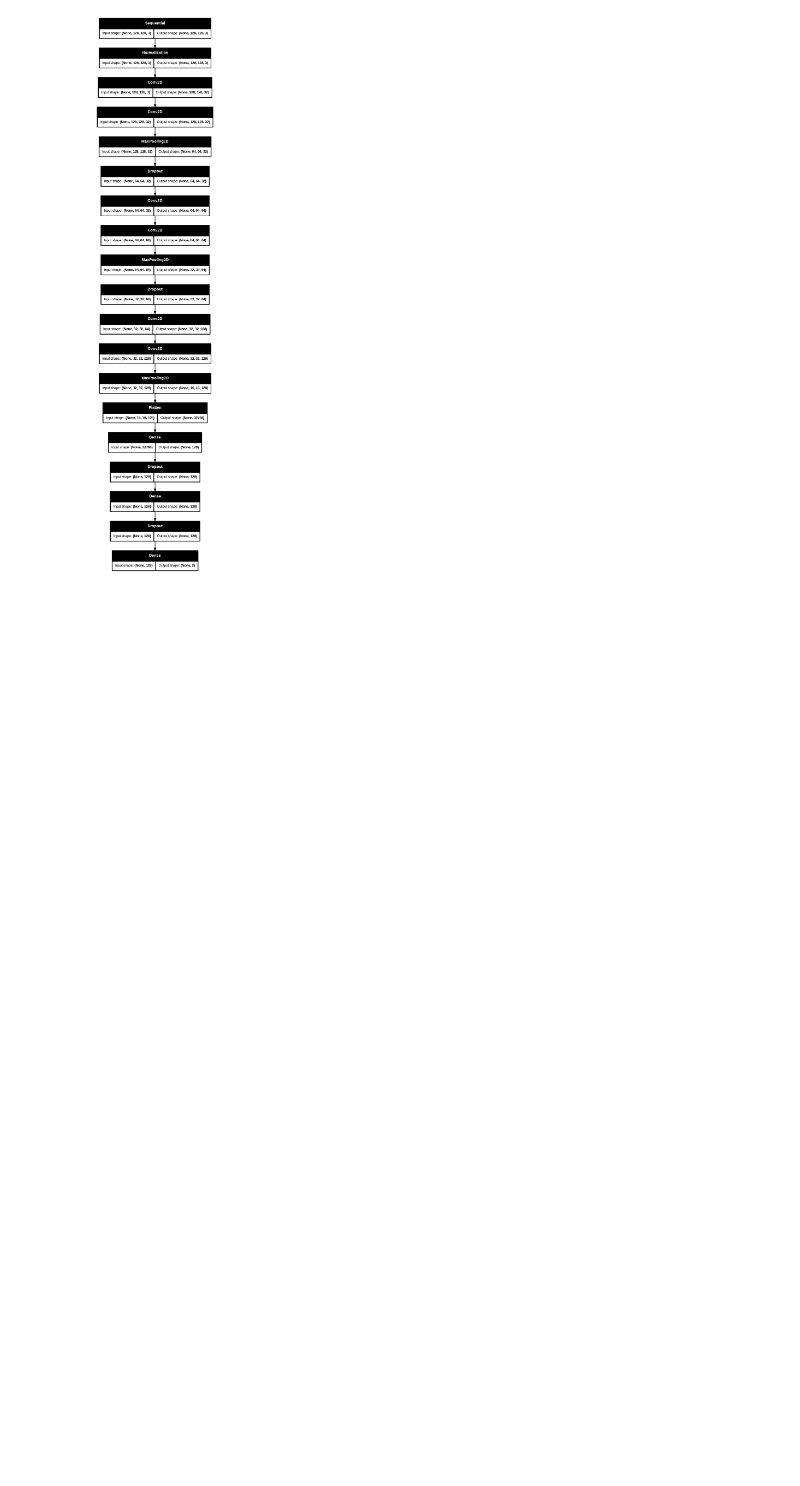
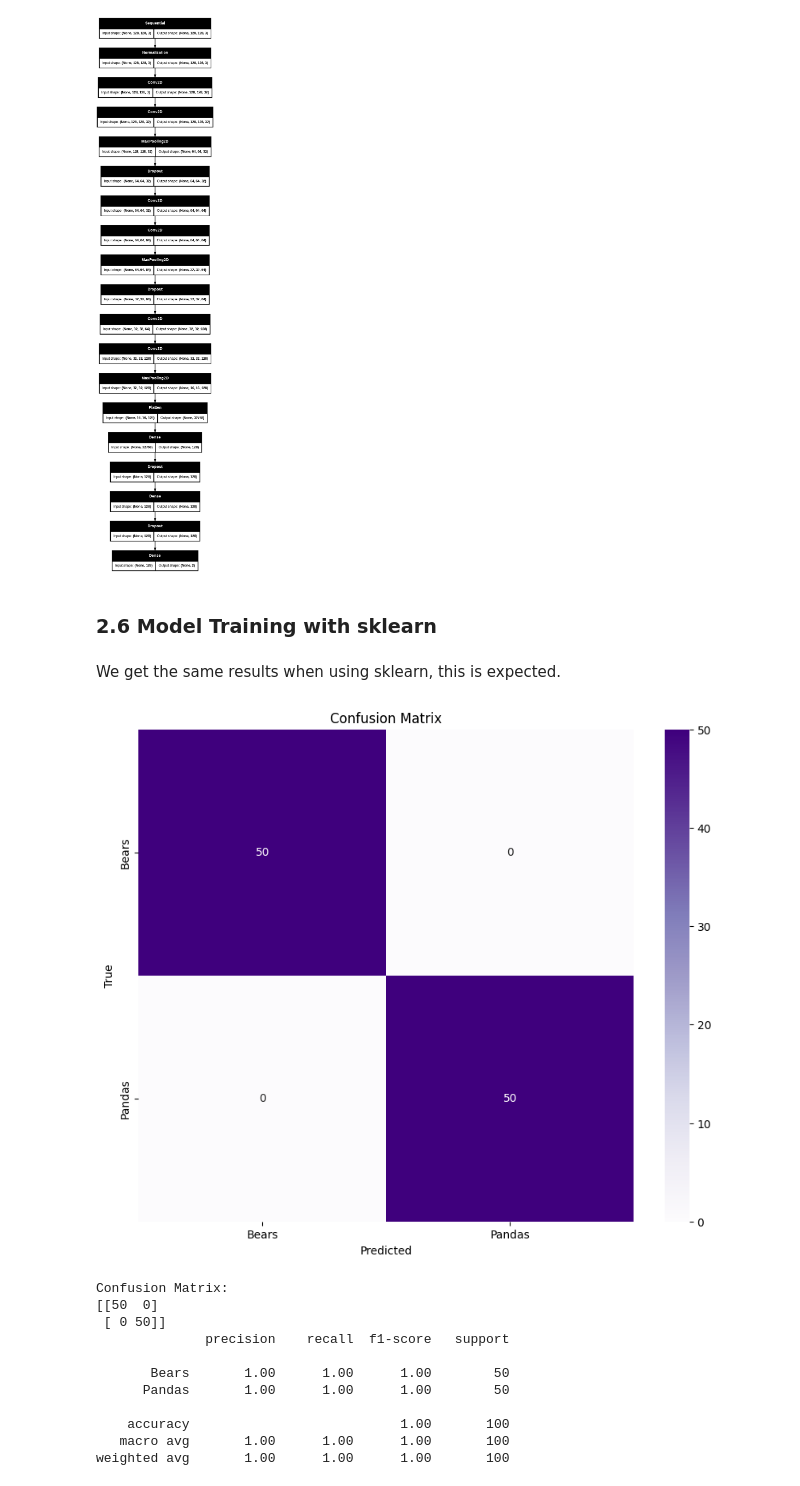
Before and after one commit to trinpanda/machine-learning-final, a Jupyter notebook: C. Model Selection & Training/Model_Selection_&_Training.ipynb, the cells around one changed output. Cells and saved outputs as stored; diff of their text form; code cells hidden in the pictures; blank space fills up the shorter version.

```diff
--- a/C. Model Selection & Training/Model_Selection_&_Training.ipynb
+++ b/C. Model Selection & Training/Model_Selection_&_Training.ipynb
@@ -437,3 +392,77 @@ from tensorflow.keras.utils import plot_model
 plot_model(model, show_shapes=True, dpi=65)
 # %% [output]
 [figure]
+# %% [markdown]
+### 2.6 Model Training with sklearn
+# %% [markdown]
+We get the same results when using sklearn, this is expected.
+# %%
+from sklearn.model_selection import train_test_split
+from sklearn.preprocessing import StandardScaler
+from sklearn.metrics import accuracy_score
+import numpy as np
+from sklearn.svm import SVC
+from sklearn.metrics import accuracy_score, f1_score
+from sklearn.metrics import confusion_matrix
+import seaborn as sns
+
+# For training data
+X_train = []
+y_train = []
+for images, labels in train:
+  X_train.extend(images.numpy())
+  y_train.extend(labels.numpy())
+X_train = np.array(X_train)
+y_train = np.array(y_train)
+
+# For testing data
+X_test = []
+y_test = []
+for images, labels in test:
+  X_test.extend(images.numpy())
+  y_test.extend(labels.numpy())
+X_test = np.array(X_test)
+y_test = np.array(y_test)
+
+# Reshape X_train and X_test
+X_train = X_train.reshape(X_train.shape[0], -1)  # Flatten each image
+X_test = X_test.reshape(X_test.shape[0], -1)
+
+# Fit model
+model = SVC(kernel='linear', C=1)  # Choose a kernel and regularization parameter
+model.fit(X_train, y_train)
+
+# Make predictions
+y_pred = model.predict(X_test)
+
+# Print confusion matrix
+cm = confusion_matrix(y_test, y_pred)
+
+plt.figure(figsize=(10, 8))
+sns.heatmap(cm, annot=True, fmt='d', cmap='Purples', xticklabels=class_names, yticklabels=class_names)
+plt.xlabel('Predicted')
+plt.ylabel('True')
+plt.title('Confusion Matrix')
+plt.show()
+
+print("\nConfusion Matrix:")
+print(cm)
+
+# Print evalutation metrics
+from sklearn.metrics import classification_report
+
+report = classification_report(y_test, y_pred, target_names=class_names)
+print(report)
+# %% [output]
+[figure, added]
+Confusion Matrix:
+[[50  0]
+ [ 0 50]]
+              precision    recall  f1-score   support
+
+       Bears       1.00      1.00      1.00        50
+      Pandas       1.00      1.00      1.00        50
+
+    accuracy                           1.00       100
+   macro avg       1.00      1.00      1.00       100
+weighted avg       1.00      1.00      1.00       100
```
Also changed, not shown: parts of 61 cells of this notebook, 13 other files.
